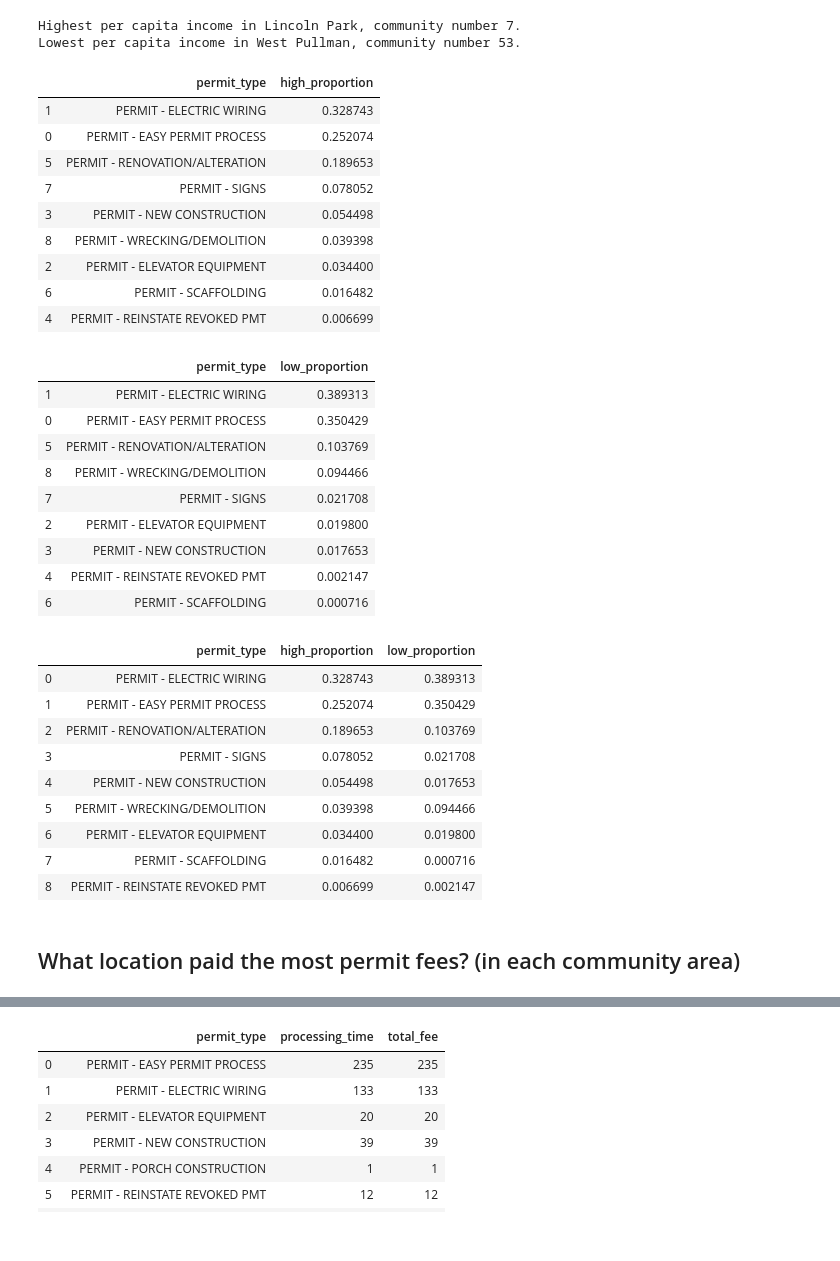
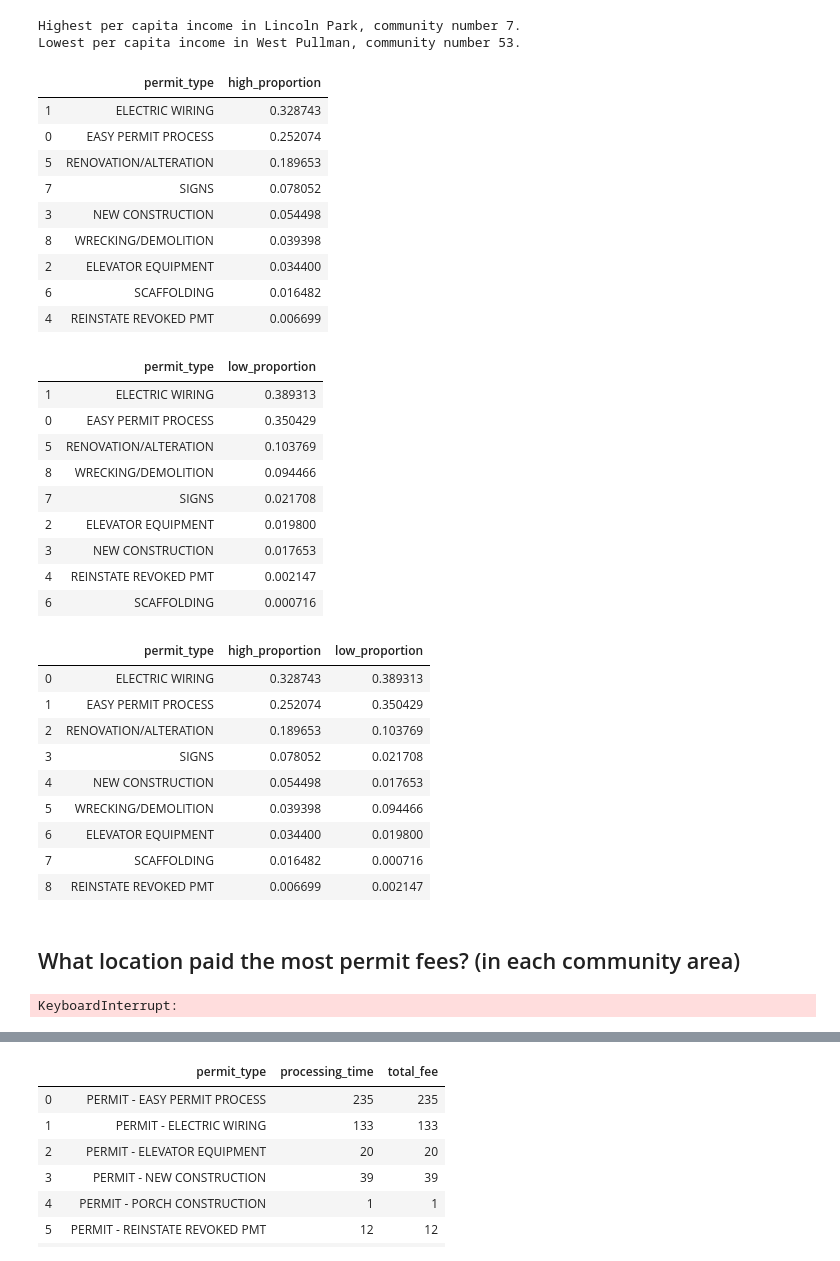
Before and after one commit to mahoneyjam/Project_1, a Jupyter notebook: data_wrangling.ipynb, the cells around one changed output, grey strips where cells are left out. Drawn from its saved outputs; the diff is of its cells as text; code cells hidden in the pictures.

```diff
--- a/data_wrangling.ipynb
+++ b/data_wrangling.ipynb
@@ -95,6 +95,10 @@ permit_df['application_start_date']=pd.to_datetime(permit_df['application_start_
 
 permit_df['start_month'] = permit_df['application_start_date'].dt.month
 
+# Remove "permit - " text frome each permit type.
+
+permit_df['permit_type'] = permit_df['permit_type'].map(lambda x: x.replace('PERMIT - ', '', 1))
+
 # Dictionary for later use
 
 community_areas_dict = {}
@@ -470,15 +456,15 @@ high_inc_df['high_proportion']=high_inc_df['high_proportion']/high_inc_total
 high_inc_df
 # %% [output]
 |  | permit_type | high_proportion |
-| 1 | PERMIT - ELECTRIC WIRING | 0.328743 |
-| 0 | PERMIT - EASY PERMIT PROCESS | 0.252074 |
-| 5 | PERMIT - RENOVATION/ALTERATION | 0.189653 |
-| 7 | PERMIT - SIGNS | 0.078052 |
-| 3 | PERMIT - NEW CONSTRUCTION | 0.054498 |
-| 8 | PERMIT - WRECKING/DEMOLITION | 0.039398 |
-| 2 | PERMIT - ELEVATOR EQUIPMENT | 0.034400 |
-| 6 | PERMIT - SCAFFOLDING | 0.016482 |
-| 4 | PERMIT - REINSTATE REVOKED PMT | 0.006699 |
+| 1 | ELECTRIC WIRING | 0.328743 |
+| 0 | EASY PERMIT PROCESS | 0.252074 |
+| 5 | RENOVATION/ALTERATION | 0.189653 |
+| 7 | SIGNS | 0.078052 |
+| 3 | NEW CONSTRUCTION | 0.054498 |
+| 8 | WRECKING/DEMOLITION | 0.039398 |
+| 2 | ELEVATOR EQUIPMENT | 0.034400 |
+| 6 | SCAFFOLDING | 0.016482 |
+| 4 | REINSTATE REVOKED PMT | 0.006699 |
 # %%
 # Find proportions of permit types in low income community area
 
@@ -497,35 +483,47 @@ low_inc_df['low_proportion']=low_inc_df['low_proportion']/low_inc_total
 low_inc_df
 # %% [output]
 |  | permit_type | low_proportion |
-| 1 | PERMIT - ELECTRIC WIRING | 0.389313 |
-| 0 | PERMIT - EASY PERMIT PROCESS | 0.350429 |
-| 5 | PERMIT - RENOVATION/ALTERATION | 0.103769 |
-| 8 | PERMIT - WRECKING/DEMOLITION | 0.094466 |
-| 7 | PERMIT - SIGNS | 0.021708 |
-| 2 | PERMIT - ELEVATOR EQUIPMENT | 0.019800 |
-| 3 | PERMIT - NEW CONSTRUCTION | 0.017653 |
-| 4 | PERMIT - REINSTATE REVOKED PMT | 0.002147 |
-| 6 | PERMIT - SCAFFOLDING | 0.000716 |
+| 1 | ELECTRIC WIRING | 0.389313 |
+| 0 | EASY PERMIT PROCESS | 0.350429 |
+| 5 | RENOVATION/ALTERATION | 0.103769 |
+| 8 | WRECKING/DEMOLITION | 0.094466 |
+| 7 | SIGNS | 0.021708 |
+| 2 | ELEVATOR EQUIPMENT | 0.019800 |
+| 3 | NEW CONSTRUCTION | 0.017653 |
+| 4 | REINSTATE REVOKED PMT | 0.002147 |
+| 6 | SCAFFOLDING | 0.000716 |
 # %%
 # Merge data for low and high income
 
 
 high_low_df=pd.merge(high_inc_df, low_inc_df, on='permit_type')
 
-high_low_df.to_csv('high_low_income_permit_type_proportions.csv', index=False)
+high_low_df.to_csv('plot_data/high_low_income_permit_type_proportions.csv', index=False)
 
 high_low_df
 # %% [output]
 |  | permit_type | high_proportion | low_proportion |
-| 0 | PERMIT - ELECTRIC WIRING | 0.328743 | 0.389313 |
-| 1 | PERMIT - EASY PERMIT PROCESS | 0.252074 | 0.350429 |
-| 2 | PERMIT - RENOVATION/ALTERATION | 0.189653 | 0.103769 |
-| 3 | PERMIT - SIGNS | 0.078052 | 0.021708 |
-| 4 | PERMIT - NEW CONSTRUCTION | 0.054498 | 0.017653 |
-| 5 | PERMIT - WRECKING/DEMOLITION | 0.039398 | 0.094466 |
-| 6 | PERMIT - ELEVATOR EQUIPMENT | 0.034400 | 0.019800 |
-| 7 | PERMIT - SCAFFOLDING | 0.016482 | 0.000716 |
-| 8 | PERMIT - REINSTATE REVOKED PMT | 0.006699 | 0.002147 |
+| 0 | ELECTRIC WIRING | 0.328743 | 0.389313 |
+| 1 | EASY PERMIT PROCESS | 0.252074 | 0.350429 |
+| 2 | RENOVATION/ALTERATION | 0.189653 | 0.103769 |
+| 3 | SIGNS | 0.078052 | 0.021708 |
+| 4 | NEW CONSTRUCTION | 0.054498 | 0.017653 |
+| 5 | WRECKING/DEMOLITION | 0.039398 | 0.094466 |
+| 6 | ELEVATOR EQUIPMENT | 0.034400 | 0.019800 |
+| 7 | SCAFFOLDING | 0.016482 | 0.000716 |
+| 8 | REINSTATE REVOKED PMT | 0.006699 | 0.002147 |
 # %% [markdown]
 ## What location paid the most permit fees?  (in each community area)
+# %%
+# Takes a long time to run
+
+#com_area_indexes=pd.to_numeric(permit_df['community_area'].dropna()).tolist()
+
+#com_area_indexes=[int(index) for index in com_area_indexes]
+
+com_area_indexes=permit_df['community_area'].tolist()
+
+max_indicies=[permit_df[(permit_df['community_area']==index)]['total_fee'].idxmax() for index in com_area_indexes]
+# %% [output]
+KeyboardInterrupt:
 # %%
```
Also changed, not shown: parts of 9 cells of this notebook.
